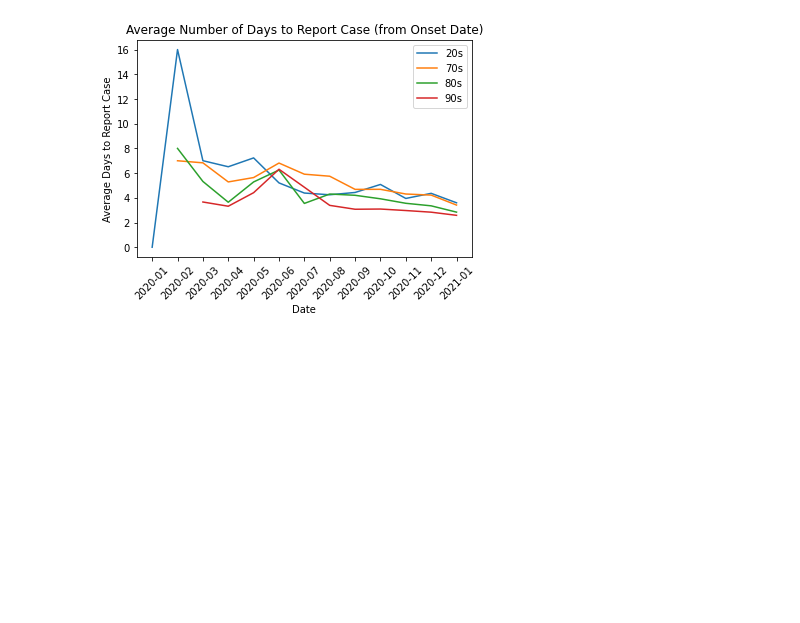
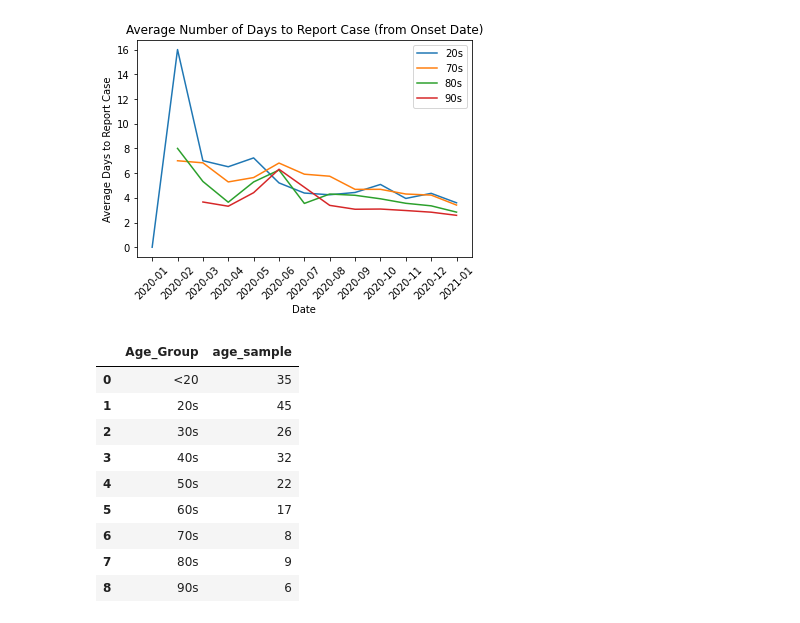
Before and after one commit to echeng220/covid_eda, a Jupyter notebook: ontario_covid_EDA.ipynb, the cells around one changed output. Saved outputs shown, nothing was run; the diff lists cells and outputs as text; code cells hidden in the pictures; blank space fills up the shorter version.

```diff
--- a/ontario_covid_EDA.ipynb
+++ b/ontario_covid_EDA.ipynb
@@ -361,3 +391,26 @@ plt.legend(loc = 'upper right')
 # %% [output]
 <matplotlib.legend.Legend at 0x...>
 [figure]
+# %%
+#take random sample of 200 cases in Ontario, and group by age
+on_sample_query = '''select t.Age_Group, count(*) as age_sample from
+(select * from covid.ontario
+where Age_Group <> 'UNKNOWN' and Age_group is not null and Age_Group <> ''
+order by rand()
+limit 200) as t
+group by t.Age_Group
+order by t.Age_Group;'''
+
+on_sample = run_query(on_sample_query, db)
+on_sample
+# %% [output]
+|  | Age_Group | age_sample |
+| 0 | <20 | 35 |
+| 1 | 20s | 45 |
+| 2 | 30s | 26 |
+| 3 | 40s | 32 |
+| 4 | 50s | 22 |
+| 5 | 60s | 17 |
+| 6 | 70s | 8 |
+| 7 | 80s | 9 |
+| 8 | 90s | 6 |
```
Also changed, not shown: parts of 12 cells of this notebook, 1 other file.
